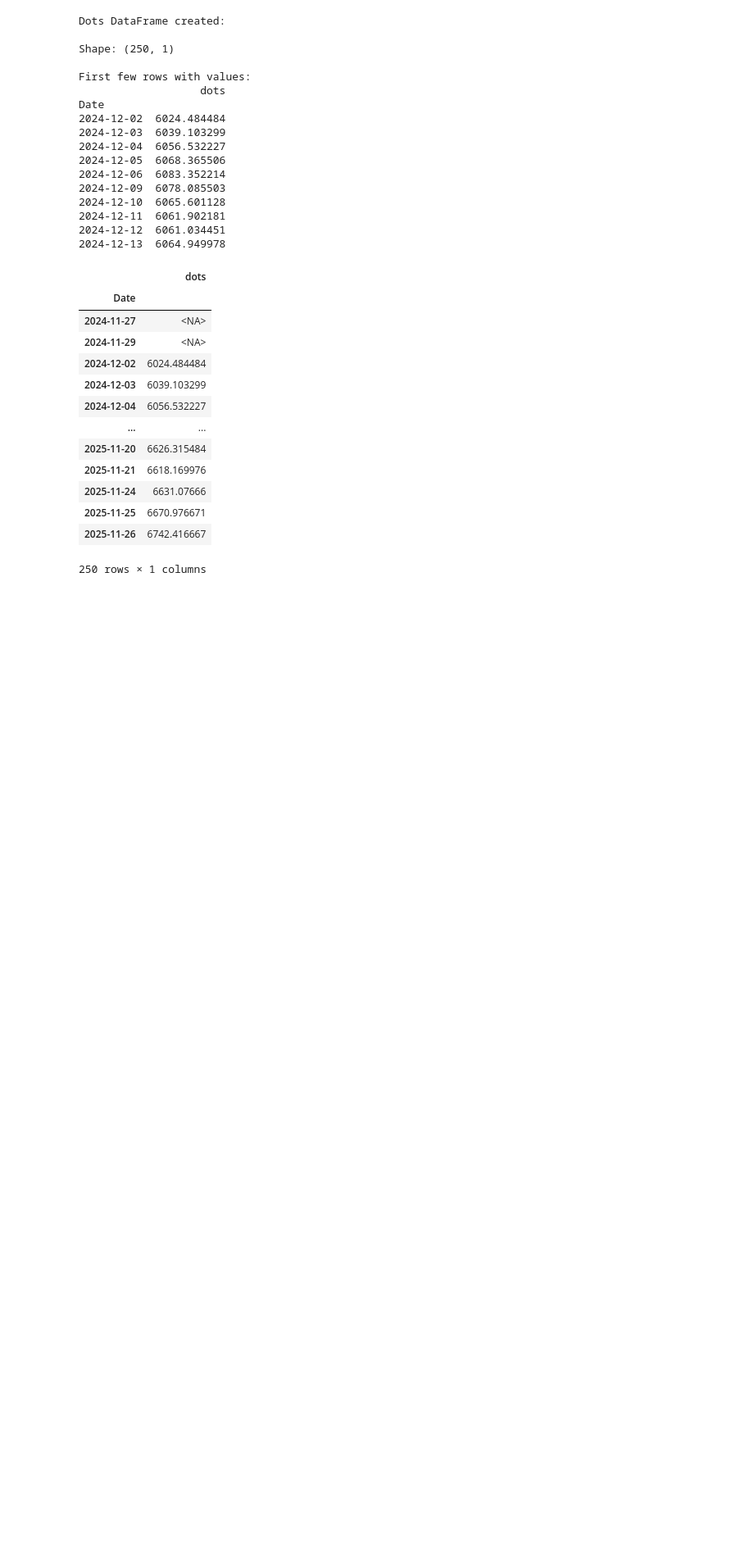
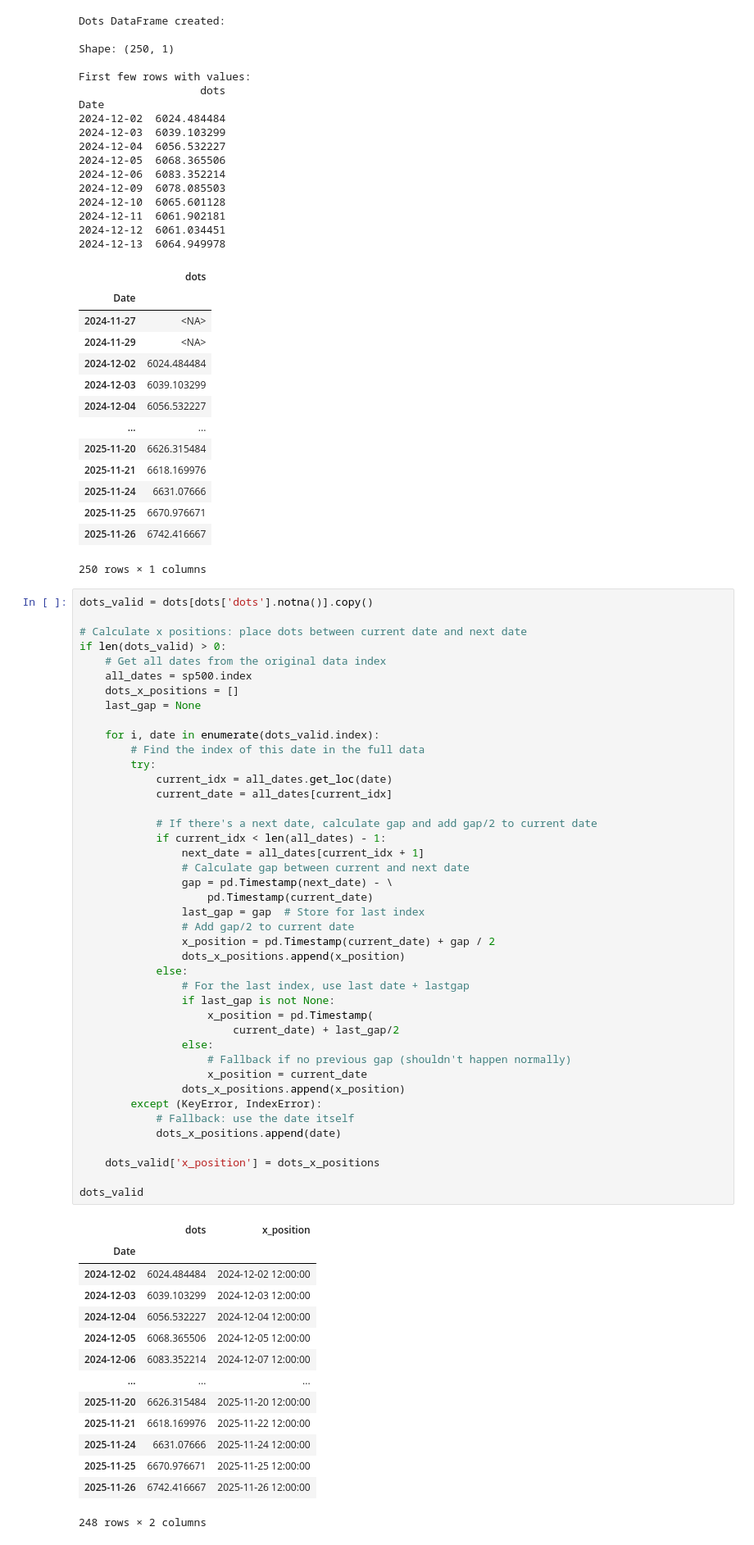
Before and after one commit to adilonam/setup-predictor, a Jupyter notebook: main.ipynb, the cells around one changed output. Shown: that part at 82% size. Drawn from its saved outputs; the diff is of its cells as text; blank space fills up the shorter version.

```diff
--- a/main.ipynb
+++ b/main.ipynb
@@ -150,3 +152,60 @@ Date
 | 2025-11-25 | 6670.976671 |
 | 2025-11-26 | 6742.416667 |
 250 rows × 1 columns
+# %%
+dots_valid = dots[dots['dots'].notna()].copy()
+
+# Calculate x positions: place dots between current date and next date
+if len(dots_valid) > 0:
+    # Get all dates from the original data index
+    all_dates = sp500.index
+    dots_x_positions = []
+    last_gap = None
+
+    for i, date in enumerate(dots_valid.index):
+        # Find the index of this date in the full data
+        try:
+            current_idx = all_dates.get_loc(date)
+            current_date = all_dates[current_idx]
+
+            # If there's a next date, calculate gap and add gap/2 to current date
+            if current_idx < len(all_dates) - 1:
+                next_date = all_dates[current_idx + 1]
+                # Calculate gap between current and next date
+                gap = pd.Timestamp(next_date) - \
+                    pd.Timestamp(current_date)
+                last_gap = gap  # Store for last index
+                # Add gap/2 to current date
+                x_position = pd.Timestamp(current_date) + gap / 2
+                dots_x_positions.append(x_position)
+            else:
+                # For the last index, use last date + lastgap
+                if last_gap is not None:
+                    x_position = pd.Timestamp(
+                        current_date) + last_gap/2
+                else:
+                    # Fallback if no previous gap (shouldn't happen normally)
+                    x_position = current_date
+                dots_x_positions.append(x_position)
+        except (KeyError, IndexError):
+            # Fallback: use the date itself
+            dots_x_positions.append(date)
+
+    dots_valid['x_position'] = dots_x_positions
+
+dots_valid
+# %% [output]
+|  | dots | x_position |
+| Date |  |  |
+| 2024-12-02 | 6024.484484 | 2024-12-02 12:00:00 |
+| 2024-12-03 | 6039.103299 | 2024-12-03 12:00:00 |
+| 2024-12-04 | 6056.532227 | 2024-12-04 12:00:00 |
+| 2024-12-05 | 6068.365506 | 2024-12-05 12:00:00 |
+| 2024-12-06 | 6083.352214 | 2024-12-07 12:00:00 |
+| ... | ... | ... |
+| 2025-11-20 | 6626.315484 | 2025-11-20 12:00:00 |
+| 2025-11-21 | 6618.169976 | 2025-11-22 12:00:00 |
+| 2025-11-24 | 6631.07666 | 2025-11-24 12:00:00 |
+| 2025-11-25 | 6670.976671 | 2025-11-25 12:00:00 |
+| 2025-11-26 | 6742.416667 | 2025-11-26 12:00:00 |
+248 rows × 2 columns
```
Also changed, not shown: parts of 1 cell of this notebook, 3 other files.
